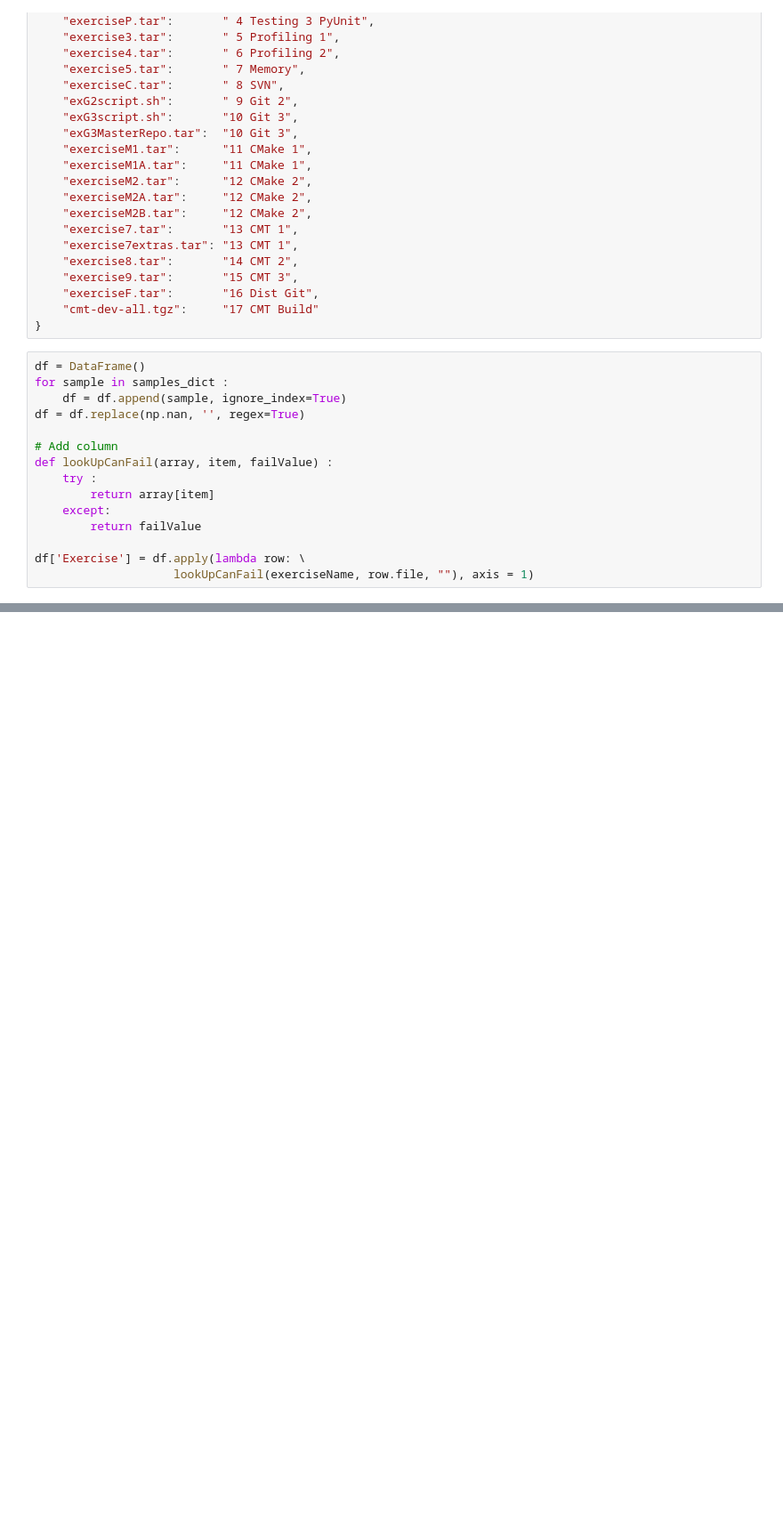
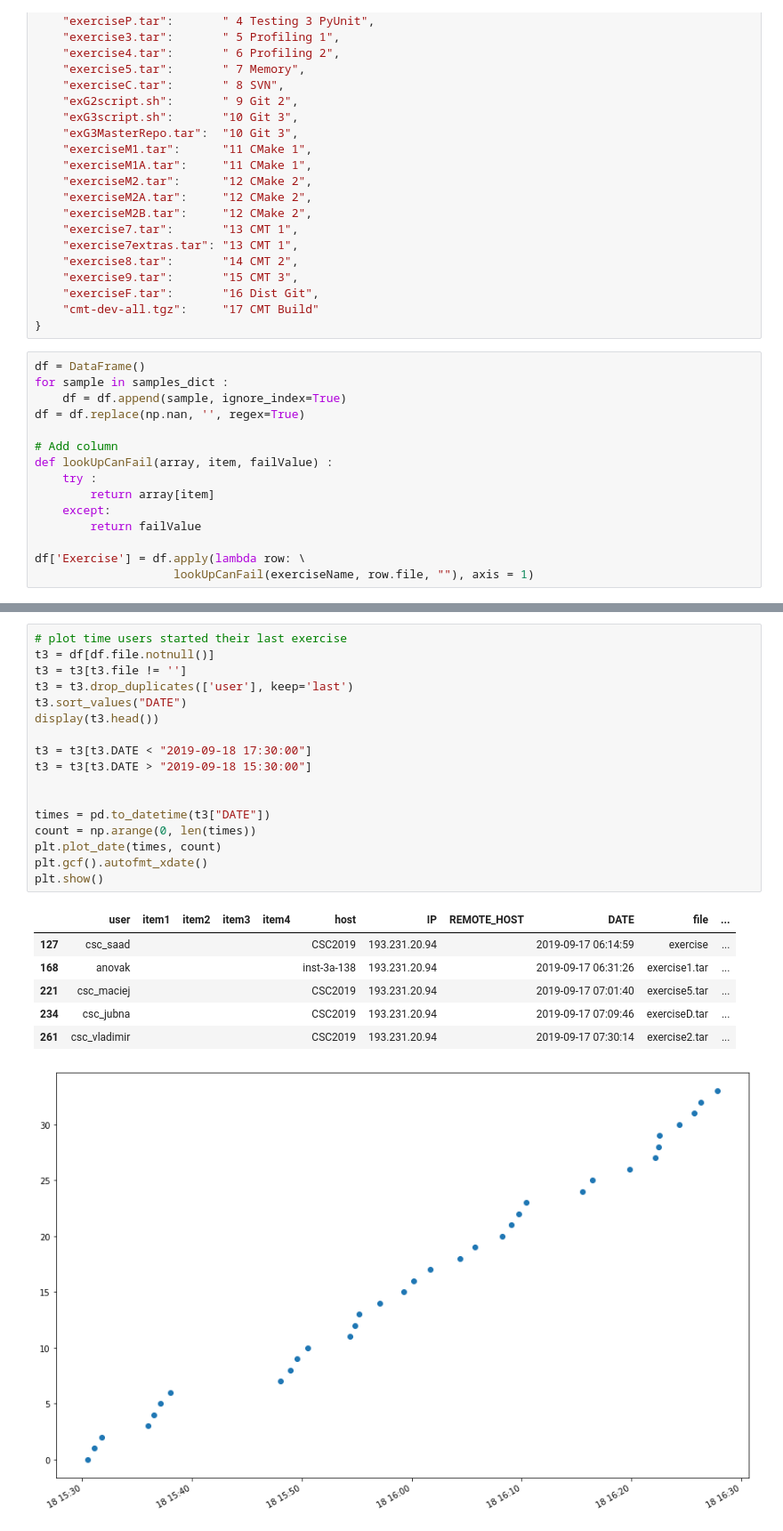
Before and after one commit to bobjacobsen/csc-exercises, a Jupyter notebook: Auxiliary/logging/CSC exercises summary.ipynb, the cells around one changed output, grey strips where cells are left out. Shown at 89% size. Saved outputs shown, nothing was run; the diff lists cells and outputs as text; blank space fills up the shorter version.

```diff
--- a/Auxiliary/logging/CSC exercises summary.ipynb
+++ b/Auxiliary/logging/CSC exercises summary.ipynb
@@ -128,0 +279,25 @@ t1.groupby(["Exercise"]).count()
+# %%
+# plot time users started their last exercise
+t3 = df[df.file.notnull()]
+t3 = t3[t3.file != '']
+t3 = t3.drop_duplicates(['user'], keep='last')
+t3.sort_values("DATE")
+display(t3.head())
+
+t3 = t3[t3.DATE < "2019-09-18 17:30:00"]
+t3 = t3[t3.DATE > "2019-09-18 15:30:00"]
+
+
+times = pd.to_datetime(t3["DATE"])
+count = np.arange(0, len(times))
+plt.plot_date(times, count)
+plt.gcf().autofmt_xdate()
+plt.show()
+# %% [output]
+|  | user | item1 | item2 | item3 | item4 | host | IP | REMOTE_HOST | DATE | file | ... |
+| 127 | csc_saad |  |  |  |  | CSC2019 | 193.231.20.94 |  | 2019-09-17 06:14:59 | exercise | ... |
+| 168 | anovak |  |  |  |  | inst-3a-138 | 193.231.20.94 |  | 2019-09-17 06:31:26 | exercise1.tar | ... |
+| 221 | csc_maciej |  |  |  |  | CSC2019 | 193.231.20.94 |  | 2019-09-17 07:01:40 | exercise5.tar | ... |
+| 234 | csc_jubna |  |  |  |  | CSC2019 | 193.231.20.94 |  | 2019-09-17 07:09:46 | exerciseD.tar | ... |
+| 261 | csc_vladimir |  |  |  |  | CSC2019 | 193.231.20.94 |  | 2019-09-17 07:30:14 | exercise2.tar | ... |
+[figure, added]
```
Also changed, not shown: parts of 16 cells of this notebook, 14 other files.
